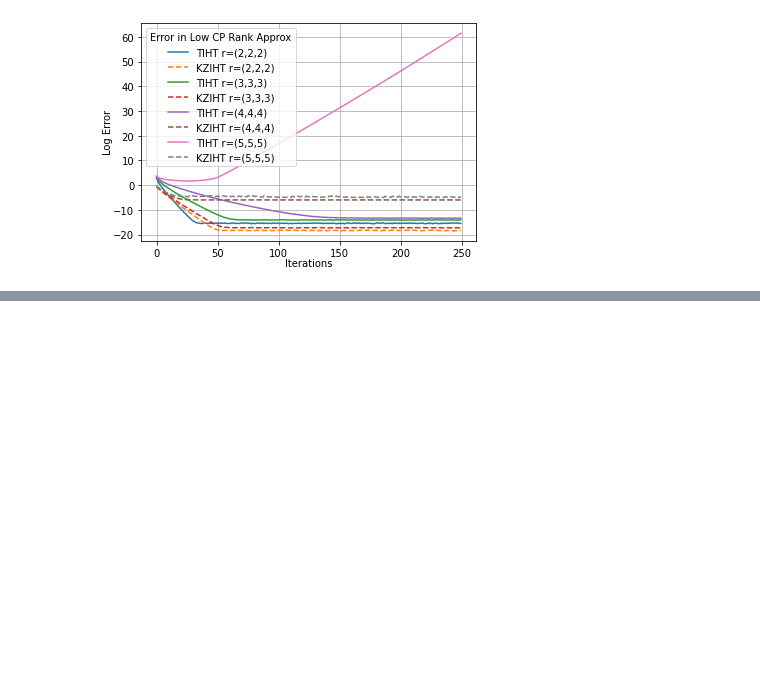
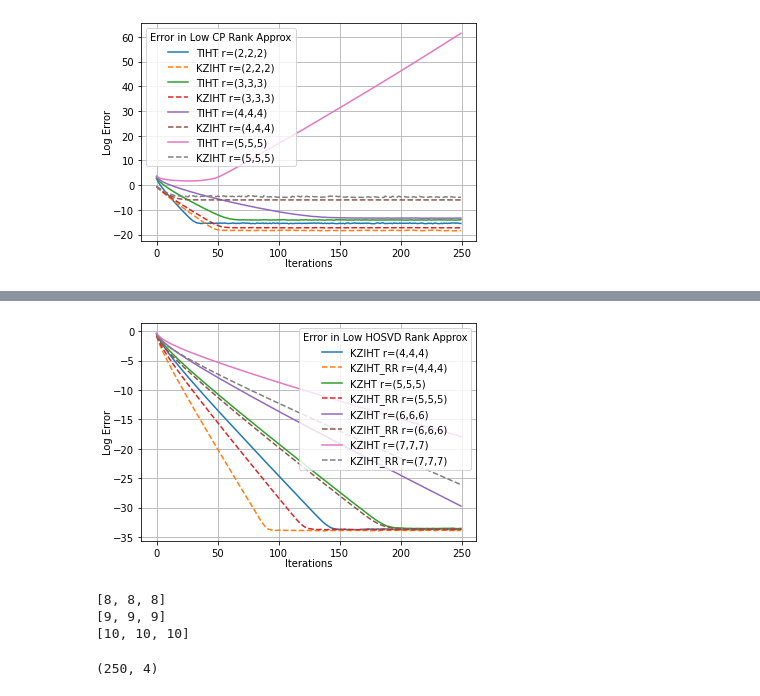
Before and after one commit to shambhavi-suri/Tensor-Recovery, a Jupyter notebook: KZPT for Tensors.ipynb, the cells around one changed output, grey strips where cells are left out. Cells and saved outputs as stored; diff of their text form; code cells hidden in the pictures; blank space fills up the shorter version.

Commit message:
Added plots for KZIHT with random reshuffling

```diff
--- a/KZPT for Tensors.ipynb
+++ b/KZPT for Tensors.ipynb
@@ -773,0 +862,80 @@ plt.savefig('KZIHT VS. TIHT CP.png', dpi=300,  bbox_inches="tight")
+# %%
+data_1 = np.array(data)
+plt.figure()
+plt.title("", pad = 30, loc = "center")
+
+plt.plot(range(itr), np.log(data_1[:,0]),label= "KZIHT r=(4,4,4)")
+plt.plot(range(itr), np.log(data_1[:,1]),label= "KZIHT_RR r=(4,4,4)",linestyle = '--')
+
+plt.plot(range(itr), np.log(data_1[:,2]),label= "KZHT r=(5,5,5)")
+plt.plot(range(itr), np.log(data_1[:,3]),label= "KZIHT_RR r=(5,5,5)",linestyle = '--')
+
+plt.plot(range(itr), np.log(data_1[:,4]),label= "KZIHT r=(6,6,6)")
+plt.plot(range(itr), np.log(data_1[:,5]),label= "KZIHT_RR r=(6,6,6)",linestyle = '--')
+
+plt.plot(range(itr), np.log(data_1[:,6]),label= "KZIHT r=(7,7,7)")
+plt.plot(range(itr), np.log(data_1[:,7]),label= "KZIHT_RR r=(7,7,7)",linestyle = '--')
+
+plt.legend(title="Error in Low HOSVD Rank Approx")
+plt.xlabel(xlabel="Iterations",labelpad = 0)
+plt.ylabel(ylabel="Log Error",labelpad = 0)
+plt.grid()
+plt.savefig('KZIHT VS. KZIHT_RR.png', dpi=300,  bbox_inches="tight")
+# %% [output]
+[figure, added]
+# %%
+cols = []
+data = []
+
+itr = 500
+num_samples = 10
+j = 0
+
+n = 1000
+n_dim = [10,10,10]
+m = 800
+
+for r in [[8,8,8],[9,9,9],[10,10,10]]:
+
+    avg_err_KZIHT_rr = np.zeros(itr)
+    avg_err_KZIHT = np.zeros(itr)
+    cols = cols + ['kziht'+str(r[0]), 'kziht_rr'+str(r[0])]
+
+    print(r)
+
+    for samples in range(num_samples):
+
+        #print(samples)
+
+        X = random_low_rank_HOSVD(n_dim,r)
+        x = vectorize_np(X)
+
+        A = gaussian_mx(m,n)
+        b = A@x
+
+        y_KZIHT_rr, error_KZIHT_rr = KZIHT_HOSVD_RR(A,b,X,n,r,gamma = n/m, itr = itr)
+        y_KZIHT, error_KZIHT = KZIHT_HOSVD(A,b,X,n,r,gamma = n/m, itr = itr)
+
+        avg_err_KZIHT_rr = avg_err_KZIHT_rr + error_KZIHT_rr
+        avg_err_KZIHT = avg_err_KZIHT + error_KZIHT
+
+    if j == 0:
+
+        data = np.concatenate(([avg_err_KZIHT/num_samples],[avg_err_KZIHT_rr/num_samples]), axis = 0).T
+        j = j + 1
+
+    else:
+
+        data = np.concatenate((data, np.array([avg_err_KZIHT/num_samples]).T),axis=1)
+        data = np.concatenate((data, np.array([avg_err_KZIHT_rr/num_samples]).T),axis=1)
+
+data = pd.DataFrame(data, columns = cols)
+data.to_csv('/Users/shambhavi/Desktop/Academic/KZ+IHT/Code/sparse_tens_kziht_rr_2.csv', header = True)
+# %% [output]
+[8, 8, 8]
+[9, 9, 9]
+[10, 10, 10]
+# %%
+np.shape(data)
+# %% [output]
+(250, 4)
```
Also changed, not shown: parts of 7 cells of this notebook, 2 other files.
